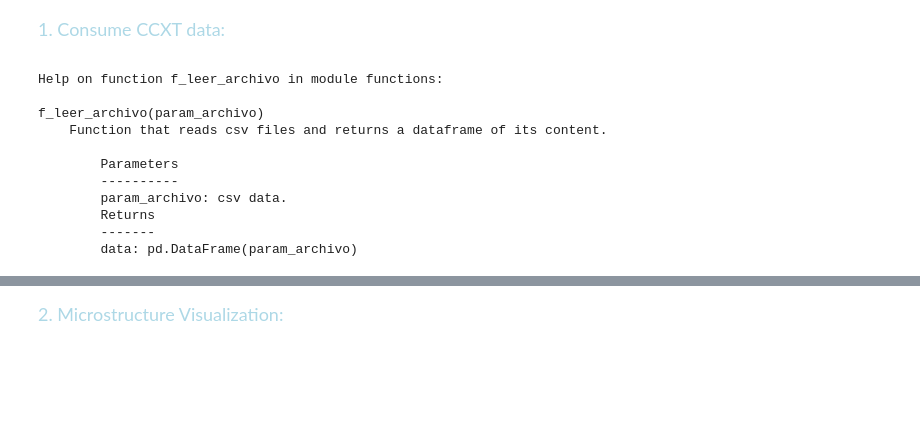
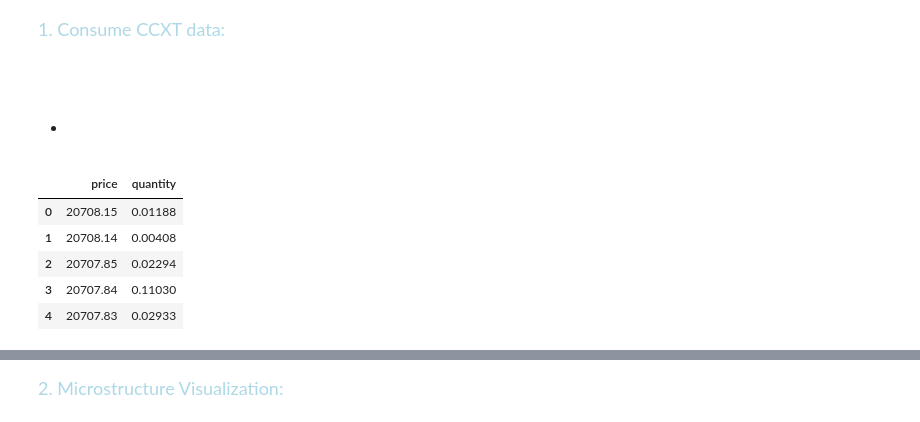
Before and after one commit to EstebanMqz/Microstructure-Visualization-Modelling, a Jupyter notebook: notebook.ipynb, the cells around one changed output, grey strips where cells are left out. Saved outputs shown, nothing was run; the diff lists cells and outputs as text; code cells hidden in the pictures; blank space fills up the shorter version.

```diff
--- a/notebook.ipynb
+++ b/notebook.ipynb
@@ -105,17 +107,33 @@ import fire
 
 
 <font color= gray>
-# %%
-help(fn.f_leer_archivo)
-# %% [output]
-Help on function f_leer_archivo in module functions:
-
-f_leer_archivo(param_archivo)
-    Function that reads csv files and returns a dataframe of its content.
-
-        Parameters
-        ----------
-        param_archivo: csv data.
-        Returns
-        -------
-        data: pd.DataFrame(param_archivo)
+# %% [markdown]
+<font color= white> <font size = 2> 1.1 Levels of Order Book (Bids/Asks): </font>
+# %% [markdown]
++ <font color= white> <font size = 2> *Bids*: </font>
+
+
+<font color= gray>
+# %%
+exchanges= ['binance', 'bitfinex','kraken']
+criptos = ['BTC/USDT', 'ETH/USDT', 'XRP/USDT']
+
+binance = ccxt.binance()
+time_stamp = binance.iso8601(binance.milliseconds())
+bi_btc_ob = binance.fetch_order_book('BTC/USDT', limit=25) #Order Books
+bi_btc_ob_bid = pd.DataFrame(bi_btc_ob['bids'], columns = ['price','quantity']) #Levels and Qt
+bi_btc_ob_ask = pd.DataFrame(bi_btc_ob['asks'], columns = ['price','quantity'])
+
+
+bid = bi_btc_ob['bids'][0][0] if len (bi_btc_ob['bids']) > 0 else None
+ask = bi_btc_ob['asks'][0][0] if len (bi_btc_ob['asks']) > 0 else None
+spread = (ask - bid) if (bid and ask) else None
+#pd.DataFrame(bid)
+bi_btc_ob_bid.head()
+# %% [output]
+|  | price | quantity |
+| 0 | 20708.15 | 0.01188 |
+| 1 | 20708.14 | 0.00408 |
+| 2 | 20707.85 | 0.02294 |
+| 3 | 20707.84 | 0.11030 |
+| 4 | 20707.83 | 0.02933 |
```
Also changed, not shown: parts of 12 cells of this notebook, 1 other file.
